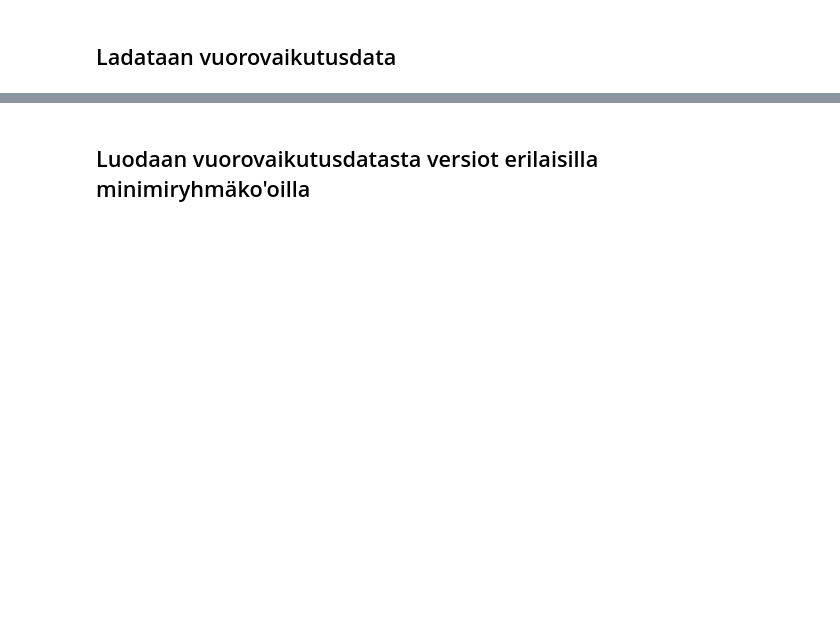
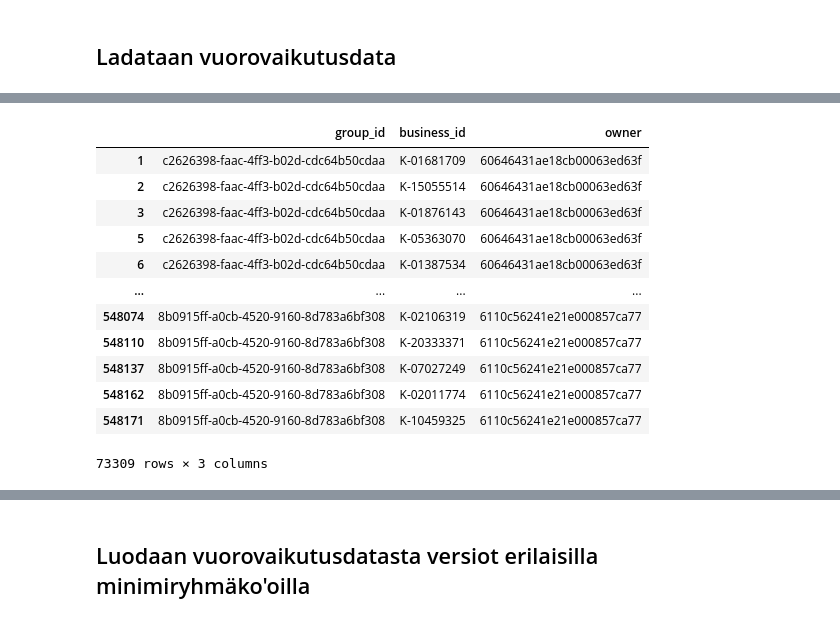
Before and after one commit to sakasute/masters-thesis-code, a Jupyter notebook: jupyter/code/finished_iterations/iteration2/iteration2.ipynb, the cells around one changed output, grey strips where cells are left out. Drawn from its saved outputs; the diff is of its cells as text; code cells hidden in the pictures; blank space fills up the shorter version.

```diff
--- a/jupyter/code/finished_iterations/iteration2/iteration2.ipynb
+++ b/jupyter/code/finished_iterations/iteration2/iteration2.ipynb
@@ -74,0 +99,20 @@ INTERACTIONS_DF = interactions_tmp[interactions_tmp.business_id.isin(ITEM_IDS)]
+# %%
+# lisätään konserniyrityksille interaktiot
+concern_interactions = interactions_tmp.copy()
+concern_interactions['business_id'] = 'K-' + concern_interactions['business_id'].astype(str)
+concern_interactions = concern_interactions[concern_interactions.business_id.isin(ITEM_IDS)]
+concern_interactions
+# %% [output]
+|  | group_id | business_id | owner |
+| 1 | c2626398-faac-4ff3-b02d-cdc64b50cdaa | K-01681709 | 60646431ae18cb00063ed63f |
+| 2 | c2626398-faac-4ff3-b02d-cdc64b50cdaa | K-15055514 | 60646431ae18cb00063ed63f |
+| 3 | c2626398-faac-4ff3-b02d-cdc64b50cdaa | K-01876143 | 60646431ae18cb00063ed63f |
+| 5 | c2626398-faac-4ff3-b02d-cdc64b50cdaa | K-05363070 | 60646431ae18cb00063ed63f |
+| 6 | c2626398-faac-4ff3-b02d-cdc64b50cdaa | K-01387534 | 60646431ae18cb00063ed63f |
+| ... | ... | ... | ... |
+| 548074 | 8b0915ff-a0cb-4520-9160-8d783a6bf308 | K-02106319 | 6110c56241e21e000857ca77 |
+| 548110 | 8b0915ff-a0cb-4520-9160-8d783a6bf308 | K-20333371 | 6110c56241e21e000857ca77 |
+| 548137 | 8b0915ff-a0cb-4520-9160-8d783a6bf308 | K-07027249 | 6110c56241e21e000857ca77 |
+| 548162 | 8b0915ff-a0cb-4520-9160-8d783a6bf308 | K-02011774 | 6110c56241e21e000857ca77 |
+| 548171 | 8b0915ff-a0cb-4520-9160-8d783a6bf308 | K-10459325 | 6110c56241e21e000857ca77 |
+73309 rows × 3 columns
```
Also changed, not shown: parts of 9 cells of this notebook, 1 other file.
